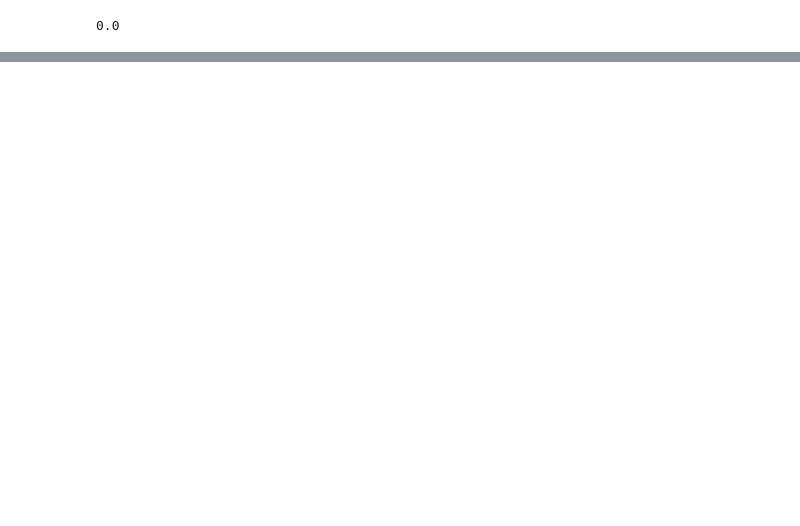
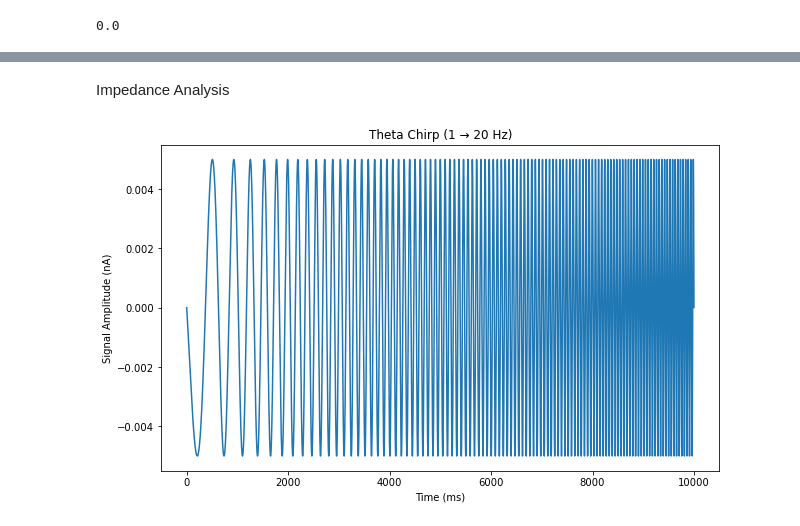
Before and after one commit to tiny-infinity/GridCellsTheta, a Jupyter notebook: single_stell.ipynb, the cells around one changed output, grey strips where cells are left out. Saved outputs shown, nothing was run; the diff lists cells and outputs as text; code cells hidden in the pictures; blank space fills up the shorter version.

Commit message:
impendance analysis (probably wrong)

```diff
--- a/single_stell.ipynb
+++ b/single_stell.ipynb
@@ -106,0 +100,24 @@ No artists with labels found to put in legend.  Note that artists whose label st
+# %% [markdown]
+Impedance Analysis
+# %%
+time_arr = np.arange(0, 10000, h.dt)  # ms
+t_sec = time_arr / 1000.0                # convert to seconds
+
+min_freq = 1.0
+max_freq = 20.0
+theta_amp = -5e-3
+
+k = (max_freq - min_freq) / (t_sec[-1])  # Hz per second
+
+phase = 2 * np.pi * (min_freq * t_sec + 0.5 * k * t_sec**2)
+
+signal_arr = theta_amp * np.sin(phase)
+
+plt.figure(figsize=(10,6))
+plt.plot(time_arr, signal_arr)
+plt.xlabel("Time (ms)")
+plt.ylabel("Signal Amplitude (nA)")
+plt.title("Theta Chirp (1 → 20 Hz)")
+plt.show()
+# %% [output]
+[figure, added]
```
Also changed, not shown: parts of 7 cells of this notebook.
